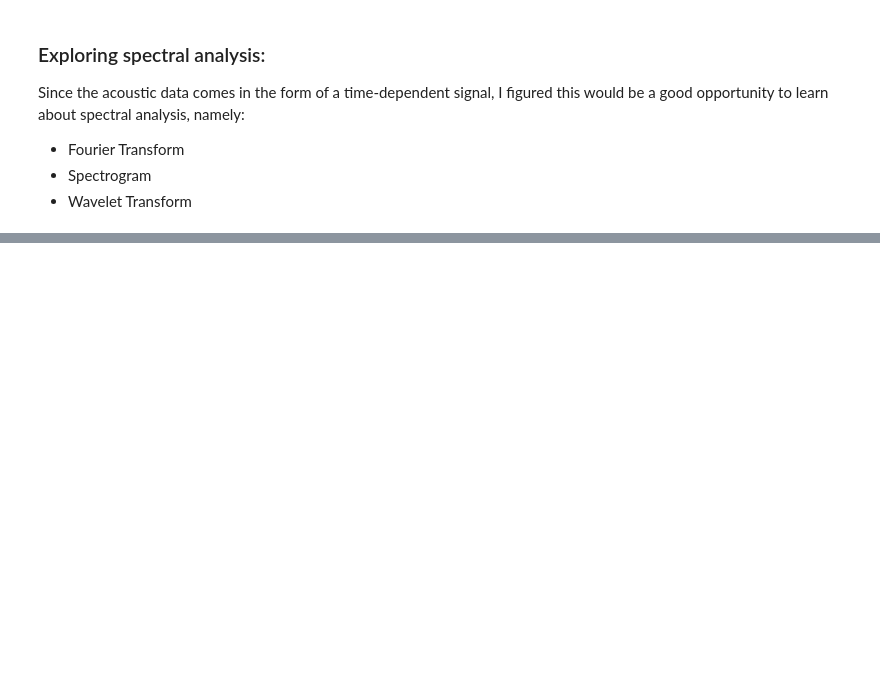
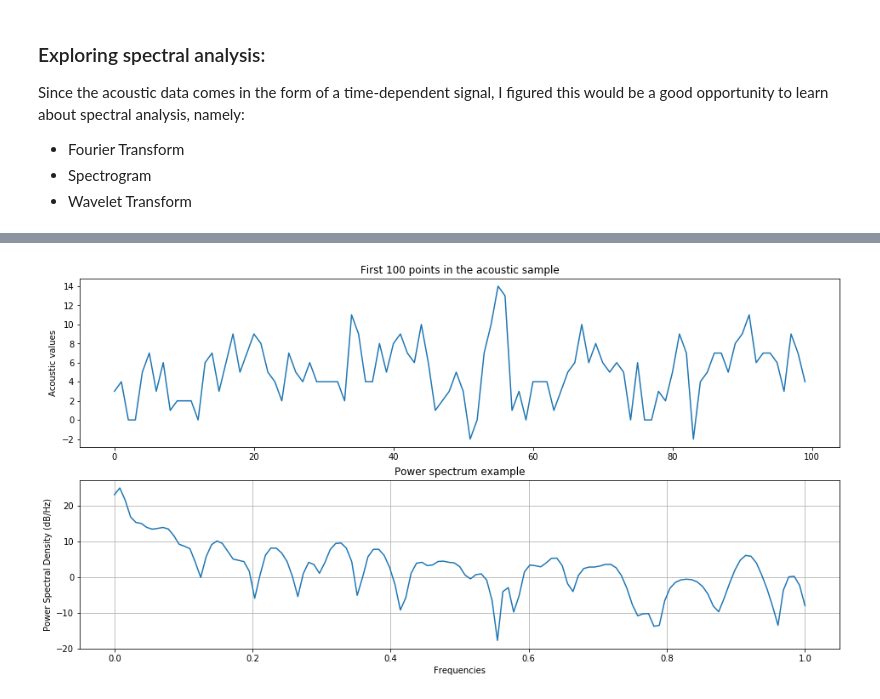
Before and after one commit to martin-chobanyan/lanl_earthquake, a Jupyter notebook: my_approach.ipynb, the cells around one changed output, grey strips where cells are left out. Saved outputs shown, nothing was run; the diff lists cells and outputs as text; code cells hidden in the pictures; blank space fills up the shorter version.

```diff
--- a/my_approach.ipynb
+++ b/my_approach.ipynb
@@ -197,0 +146,14 @@ plt.show()
+# %%
+# a power spectrum example of the first 100 points in the acoustic sample
+# peaks represent most impactful frequencies
+sig = acoustic_sample[:100]
+fig, (ax1, ax2) = plt.subplots(2, 1, figsize=(16, 8))
+ax1.plot(np.arange(100), sig)
+ax1.set_title('First 100 points in the acoustic sample')
+ax1.set_ylabel('Acoustic values')
+ax2.psd(sig)
+ax2.set_title('Power spectrum example')
+ax2.set_xlabel('Frequencies')
+plt.show()
+# %% [output]
+[figure, added]
```
Also changed, not shown: parts of 24 cells of this notebook.
